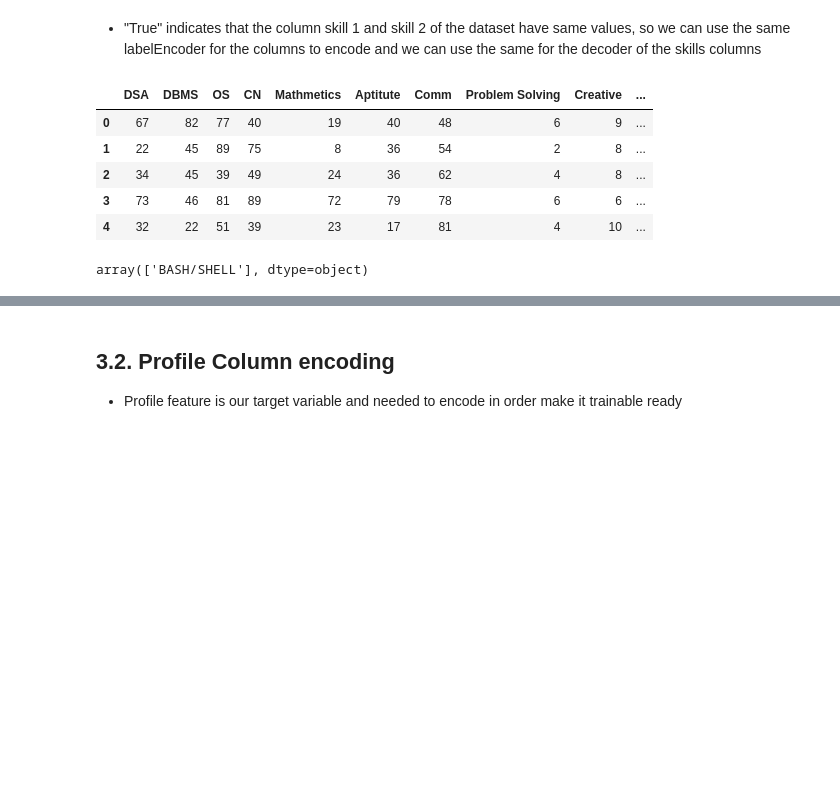
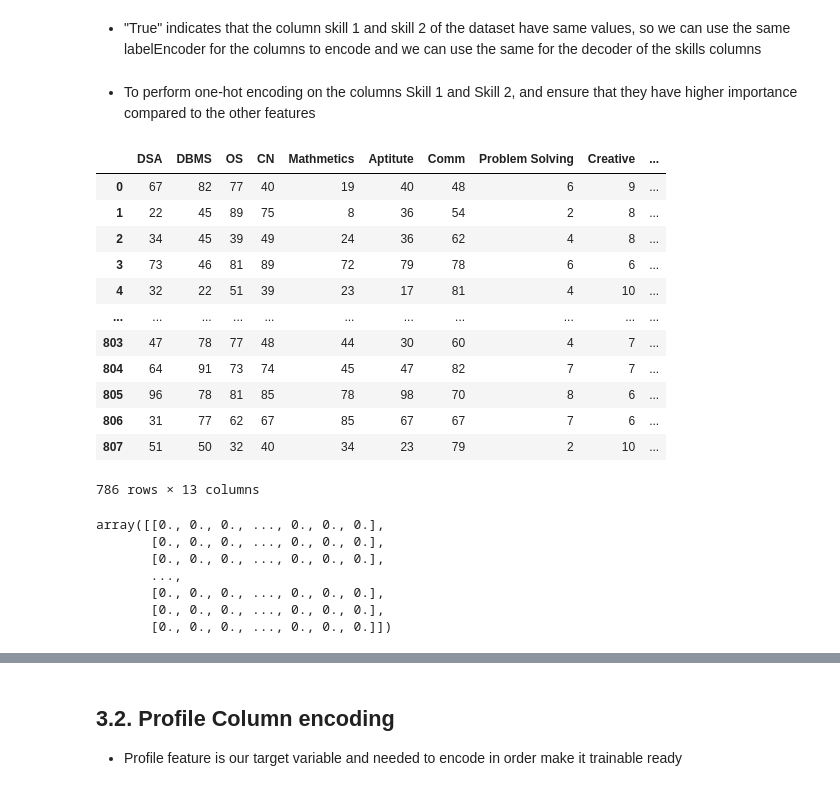
Before and after one commit to jaswanthlsvyj/Student-Job-Profile-Suggester, a Jupyter notebook: Code/suggester.ipynb, the cells around one changed output, grey strips where cells are left out. Saved outputs shown, nothing was run; the diff lists cells and outputs as text; code cells hidden in the pictures; blank space fills up the shorter version.

```diff
--- a/Code/suggester.ipynb
+++ b/Code/suggester.ipynb
@@ -256,3 +256,21 @@ skill1_values
  'Wireshark']
 # %% [markdown]
 - "True" indicates that the column skill 1 and skill 2 of the dataset have same values, so we can use the same labelEncoder for the columns to encode and we can use the same for the decoder of the skills columns
+# %% [markdown]
+- To perform one-hot encoding on the columns Skill 1 and Skill 2, and ensure that they have higher importance compared to the other features
+# %%
+cleaned_data
+# %% [output]
+|  | DSA | DBMS | OS | CN | Mathmetics | Aptitute | Comm | Problem Solving | Creative | ... |
+| 0 | 67 | 82 | 77 | 40 | 19 | 40 | 48 | 6 | 9 | ... |
+| 1 | 22 | 45 | 89 | 75 | 8 | 36 | 54 | 2 | 8 | ... |
+| 2 | 34 | 45 | 39 | 49 | 24 | 36 | 62 | 4 | 8 | ... |
+| 3 | 73 | 46 | 81 | 89 | 72 | 79 | 78 | 6 | 6 | ... |
+| 4 | 32 | 22 | 51 | 39 | 23 | 17 | 81 | 4 | 10 | ... |
+| ... | ... | ... | ... | ... | ... | ... | ... | ... | ... | ... |
+| 803 | 47 | 78 | 77 | 48 | 44 | 30 | 60 | 4 | 7 | ... |
+| 804 | 64 | 91 | 73 | 74 | 45 | 47 | 82 | 7 | 7 | ... |
+| 805 | 96 | 78 | 81 | 85 | 78 | 98 | 70 | 8 | 6 | ... |
+| 806 | 31 | 77 | 62 | 67 | 85 | 67 | 67 | 7 | 6 | ... |
+| 807 | 51 | 50 | 32 | 40 | 34 | 23 | 79 | 2 | 10 | ... |
+786 rows × 13 columns
@@ -259,19 +280,12 @@ skill1_values
 # %%
-# Label encoding the Skill 1 and Skill 2 columns
-skill_encoder = LabelEncoder()
-cleaned_data['Skill 1'] = skill_encoder.fit_transform(cleaned_data['Skill 1'])
-cleaned_data['Skill 2'] = skill_encoder.transform(cleaned_data['Skill 2'])
-
-
-cleaned_data.head()
+# Step 2: Fit the encoder on 'Skill 1' and 'Skill 2' columns
+skills_encoded = skill_encoder.fit_transform(cleaned_data[['Skill 1', 'Skill 2']]).toarray() * 2.0
+skills_encoded
 # %% [output]
-|  | DSA | DBMS | OS | CN | Mathmetics | Aptitute | Comm | Problem Solving | Creative | ... |
-| 0 | 67 | 82 | 77 | 40 | 19 | 40 | 48 | 6 | 9 | ... |
-| 1 | 22 | 45 | 89 | 75 | 8 | 36 | 54 | 2 | 8 | ... |
-| 2 | 34 | 45 | 39 | 49 | 24 | 36 | 62 | 4 | 8 | ... |
-| 3 | 73 | 46 | 81 | 89 | 72 | 79 | 78 | 6 | 6 | ... |
-| 4 | 32 | 22 | 51 | 39 | 23 | 17 | 81 | 4 | 10 | ... |
+array([[0., 0., 0., ..., 0., 0., 0.],
+       [0., 0., 0., ..., 0., 0., 0.],
+       [0., 0., 0., ..., 0., 0., 0.],
+       ...,
+       [0., 0., 0., ..., 0., 0., 0.],
+       [0., 0., 0., ..., 0., 0., 0.],
+       [0., 0., 0., ..., 0., 0., 0.]])
-# %%
-skill_encoder.inverse_transform([2])
-# %% [output]
-array(['BASH/SHELL'], dtype=object)
```
Also changed, not shown: parts of 22 cells of this notebook, 6 other files.
